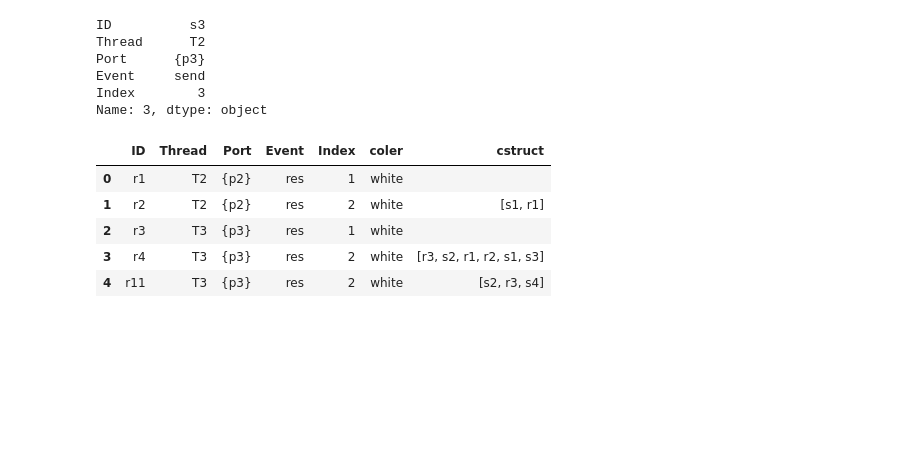
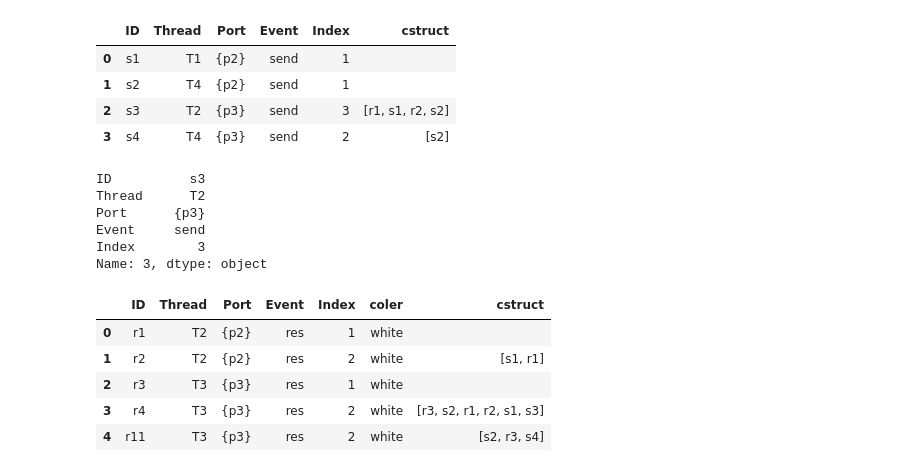
Before and after one commit to fswu0831/RTOS_sample_Algorithm, a Jupyter notebook: Reachability-Testing.ipynb, the cells around one changed output. Saved outputs shown, nothing was run; the diff lists cells and outputs as text; code cells hidden in the pictures; blank space fills up the shorter version.

```diff
--- a/Reachability-Testing.ipynb
+++ b/Reachability-Testing.ipynb
@@ -378,3 +463,11 @@ Name: 3, dtype: object
+# %%
+Qs_unique
+# %% [output]
+|  | ID | Thread | Port | Event | Index | cstruct |
+| 0 | s1 | T1 | {p2} | send | 1 |  |
+| 1 | s2 | T4 | {p2} | send | 1 |  |
+| 2 | s3 | T2 | {p3} | send | 3 | [r1, s1, r2, s2] |
+| 3 | s4 | T4 | {p3} | send | 2 | [s2] |
 # %%
 Qs[number+1].iloc[index]
 # %% [output]
```
Also changed, not shown: parts of 4 cells of this notebook.
